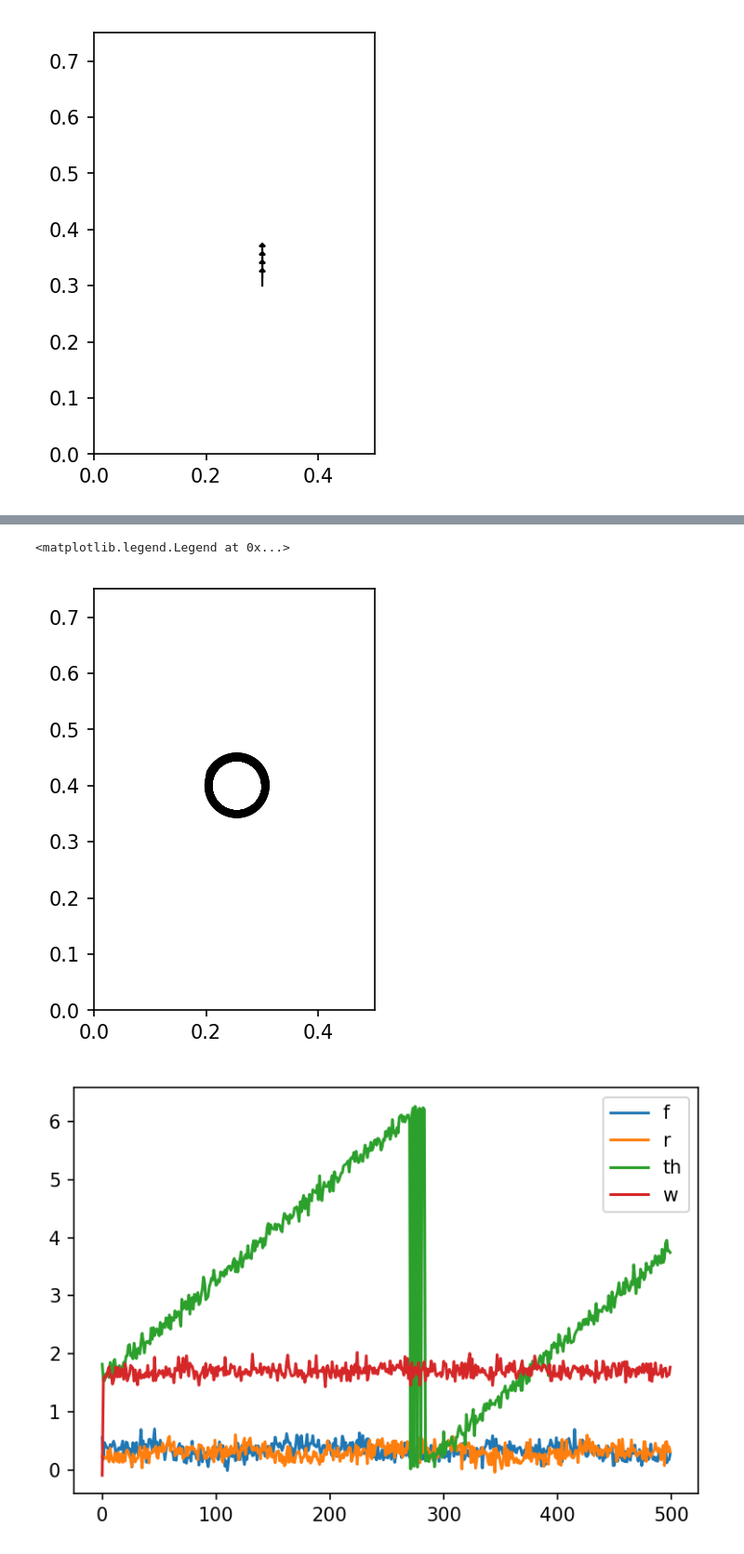
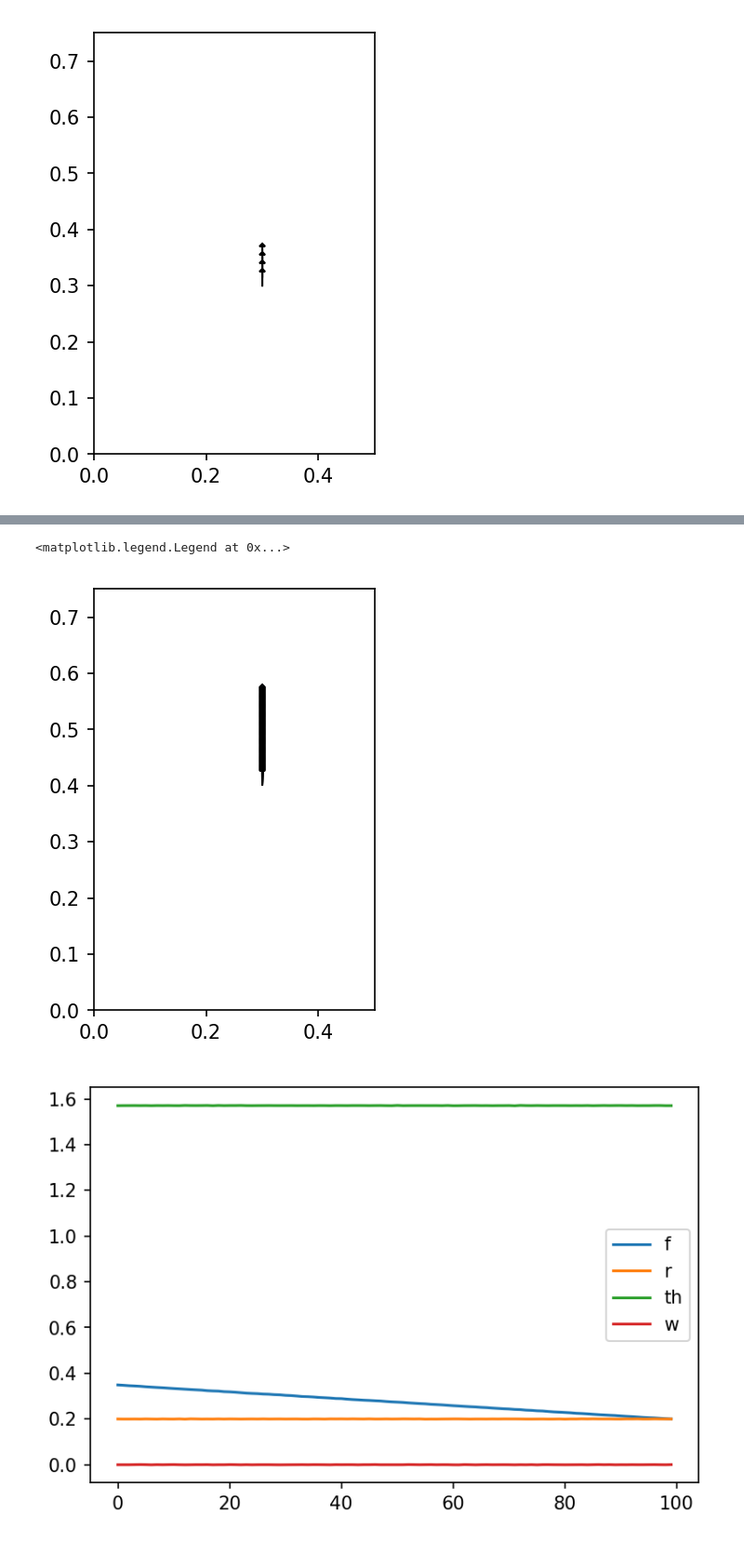
Before and after one commit to samer1248/ECE209AS-Lab3, a Jupyter notebook: project3.ipynb, the cells around one changed output, grey strips where cells are left out. Shown at 93% size. Drawn from its saved outputs; the diff is of its cells as text; code cells hidden in the pictures.

```diff
--- a/project3.ipynb
+++ b/project3.ipynb
@@ -132,7 +132,7 @@ def state_to_sensor(state,noise_std = None):
     fb = [check_x(xfN) and fN>=0,check_x(xfS) and fS>=0,check_y(yfW) and fW>=0,check_y(yfE) and fE>=0]
     if sum(rb)!=1:
 #         print(ra,rb)
-#         1/0
+        1/0
         r = -1
     else:
         r = ra[rb.index(True)]
@@ -140,7 +140,7 @@ def state_to_sensor(state,noise_std = None):
             r = r + np.sqrt(noise_std[1])* np.random.randn()
 
     if sum(fb)!=1:
-#         1/0
+        1/0
         f = -1
     else:
         f = fa[fb.index(True)]
@@ -187,7 +187,7 @@ def plot_state_seq(states):
 #         print(state)
         plot_robot(state,ax)
 # %%
-traj = [[6,6]]*500
+traj = [[6,6]]*10
 state = [0.3,0.1,0,0]
 state_seq,obs_seq = trace_traj(state,traj)
 plot_state_seq(state_seq)
@@ -205,17 +205,17 @@ plt.legend(['x','y','th','w'])
 # %%
-traj = [[0,6]]*500
-state = [0.3,0.4,0,0]
-actuation_noise_std = [0.01,0.01]
-measurement_noise_std = [.01,0.01,0.01,0.01]
+control_seq = [[6,6]]*100
+init_state = [0.3,0.4,0,0]
+actuation_noise_std = np.ones((2,))*1e-7
+measurement_noise_std = np.ones((4,))*1e-7
 state_seq,obs_seq = trace_traj(state,traj,actuation_noise_std,measurement_noise_std)
 plot_state_seq(state_seq)
 plt.figure()
 plt.plot(np.array(obs_seq))
 plt.legend(['f','r','th','w'])
 plt.figure()
 plt.plot(np.array(state_seq))
 plt.legend(['x','y','th','w'])
 # %% [output]
 <matplotlib.legend.Legend at 0x...>
-[figure, old version]
+[figure, new version]
-[figure, old version]
+[figure, new version]
```
Also changed, not shown: parts of 15 cells of this notebook, 2 other files.
